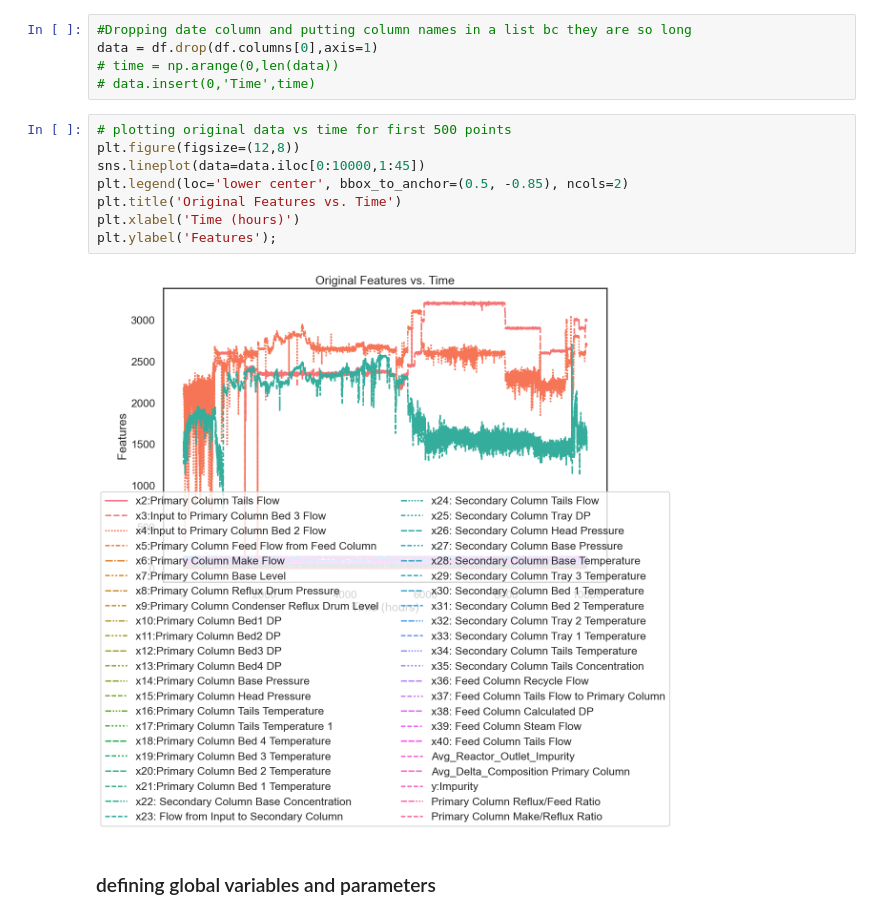
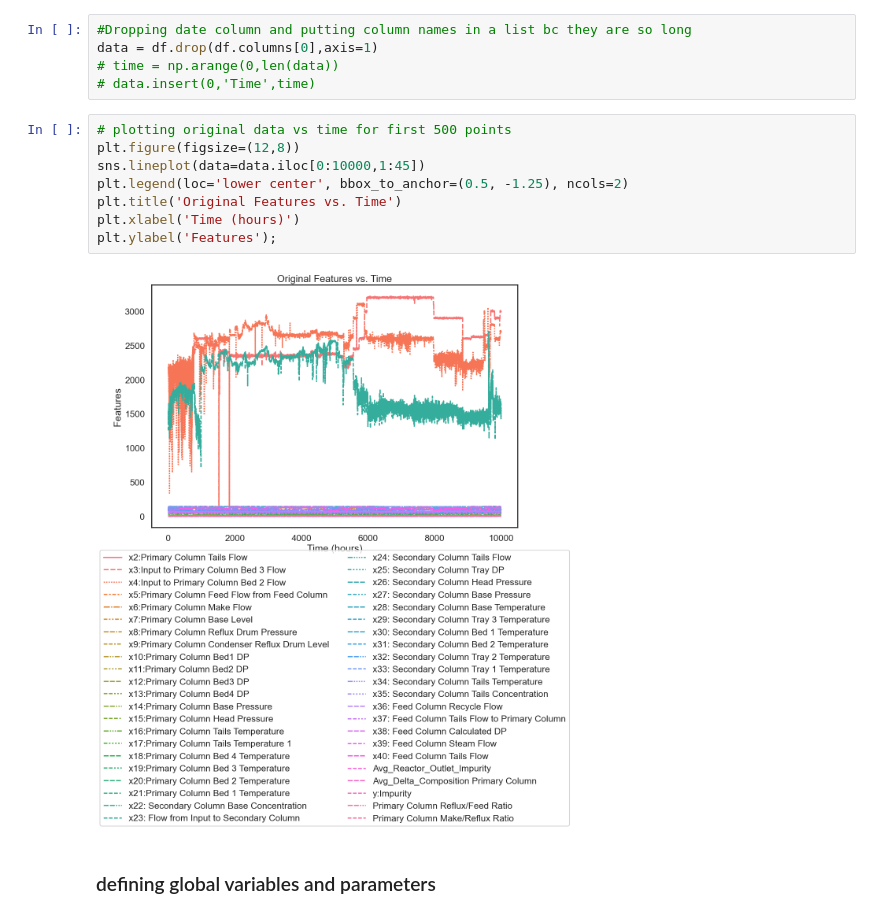
Before and after one commit to Dow-GAN/dowgan, a Jupyter notebook: dowgan-v2/07-cGAN_dataimpurity_functionizing.ipynb, the cells around one changed output. Drawn from its saved outputs; the diff is of its cells as text.

```diff
--- a/dowgan-v2/07-cGAN_dataimpurity_functionizing.ipynb
+++ b/dowgan-v2/07-cGAN_dataimpurity_functionizing.ipynb
@@ -24,13 +25,13 @@ data = df.drop(df.columns[0],axis=1)
 # %%
 # plotting original data vs time for first 500 points
 plt.figure(figsize=(12,8))
 sns.lineplot(data=data.iloc[0:10000,1:45])
-plt.legend(loc='lower center', bbox_to_anchor=(0.5, -0.85), ncols=2)
+plt.legend(loc='lower center', bbox_to_anchor=(0.5, -1.25), ncols=2)
 plt.title('Original Features vs. Time')
 plt.xlabel('Time (hours)')
 plt.ylabel('Features');
 # %% [output]
-[figure, old version]
+[figure, new version]
 # %% [markdown]
 ### defining global variables and parameters
 # %%
```
Also changed, not shown: parts of 8 cells of this notebook, 2 other files.
